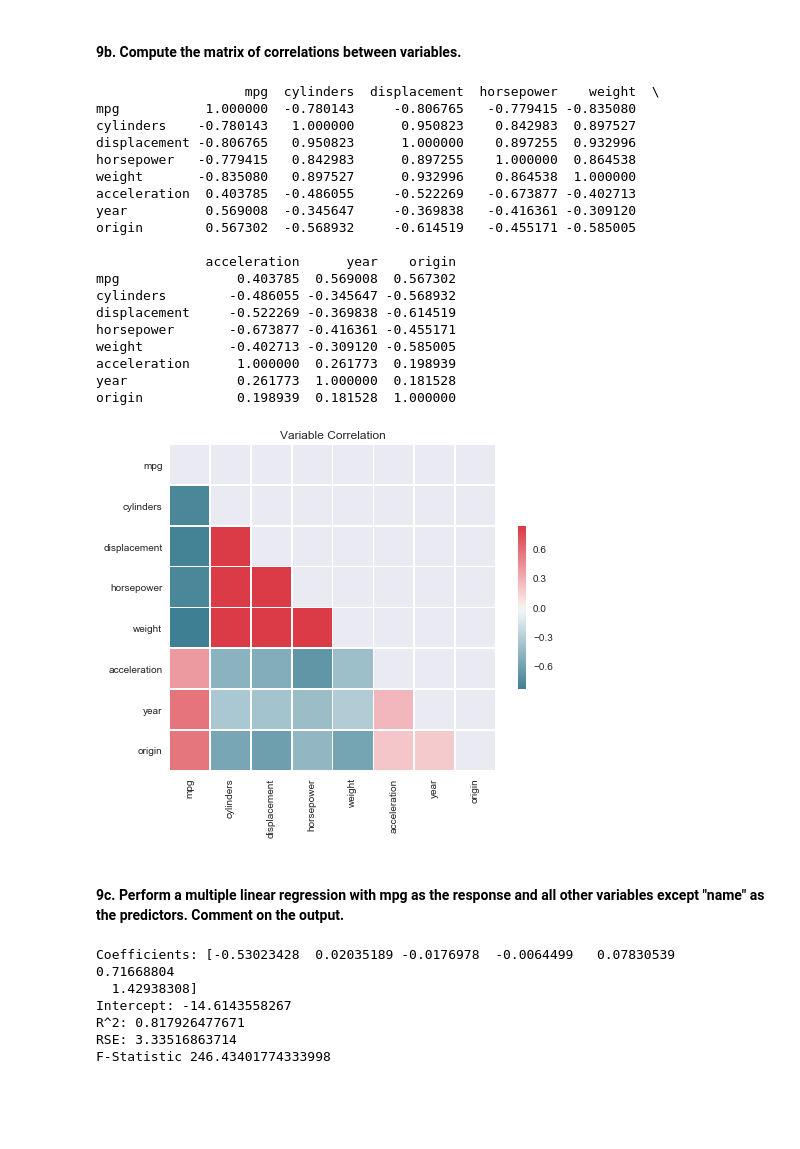
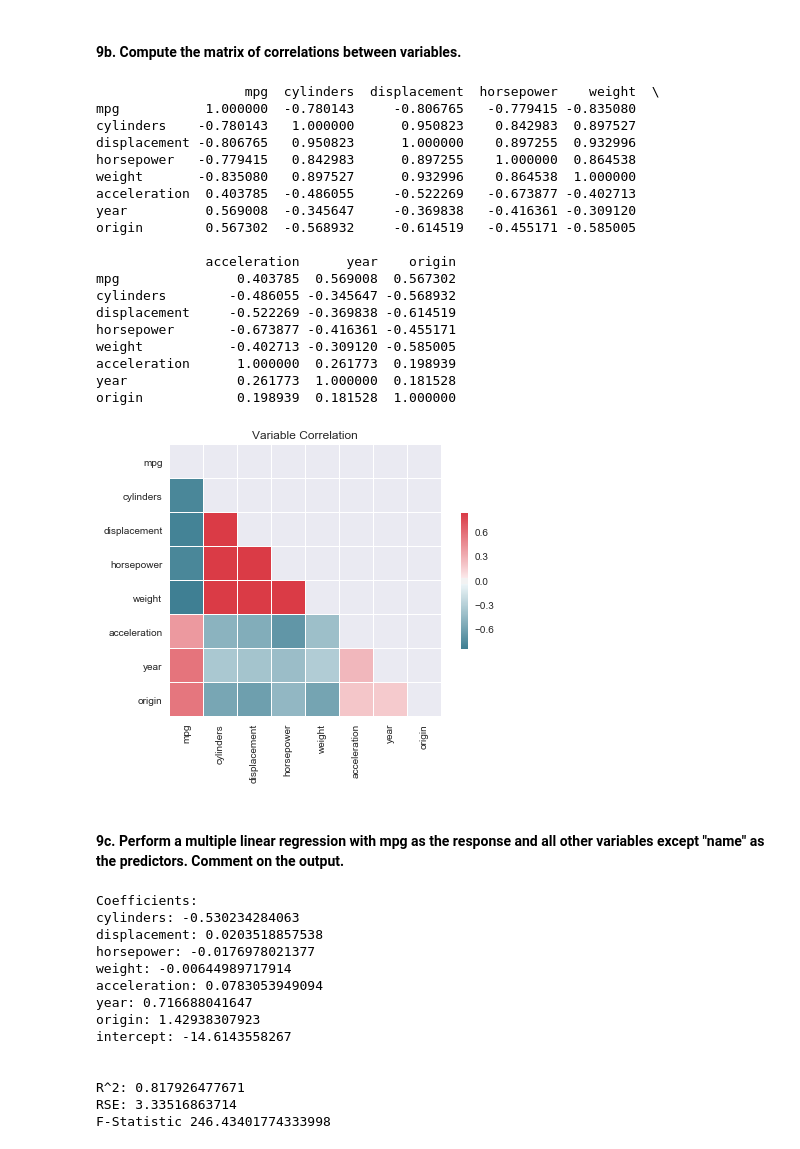
Before and after one commit to ninkle/ISLR, a Jupyter notebook: Python/chapter3-exercises.ipynb, the cells around one changed output. Saved outputs shown, nothing was run; the diff lists cells and outputs as text; code cells hidden in the pictures; blank space fills up the shorter version.

```diff
--- a/Python/chapter3-exercises.ipynb
+++ b/Python/chapter3-exercises.ipynb
@@ -191,58 +201,72 @@ plt.show()
 # generate correlations from auto dataframe
 corr = auto.corr()
 print(corr)
+print("\n")
 
 # generate a mask for the upper triangle
 mask = np.zeros_like(corr, dtype=np.bool)
 mask[np.triu_indices_from(mask)] = True
 
-f, ax = plt.subplots(figsize=(8, 6))
+f, ax = plt.subplots(figsize=(7, 5))
 cmap = sns.diverging_palette(220, 10, as_cmap=True)
 sns.heatmap(corr, mask=mask, cmap=cmap, vmax=.3, center=0,
             square=True, linewidths=.5, cbar_kws={"shrink": .5})
 plt.title("Variable Correlation")
 plt.show()
 # %% [output]
                    mpg  cylinders  displacement  horsepower    weight  \
 mpg           1.000000  -0.780143     -0.806765   -0.779415 -0.835080
 cylinders    -0.780143   1.000000      0.950823    0.842983  0.897527
 displacement -0.806765   0.950823      1.000000    0.897255  0.932996
 horsepower   -0.779415   0.842983      0.897255    1.000000  0.864538
 weight       -0.835080   0.897527      0.932996    0.864538  1.000000
 acceleration  0.403785  -0.486055     -0.522269   -0.673877 -0.402713
 year          0.569008  -0.345647     -0.369838   -0.416361 -0.309120
 origin        0.567302  -0.568932     -0.614519   -0.455171 -0.585005
 
               acceleration      year    origin
 mpg               0.403785  0.569008  0.567302
 cylinders        -0.486055 -0.345647 -0.568932
 displacement     -0.522269 -0.369838 -0.614519
 horsepower       -0.673877 -0.416361 -0.455171
 weight           -0.402713 -0.309120 -0.585005
 acceleration      1.000000  0.261773  0.198939
 year              0.261773  1.000000  0.181528
 origin            0.198939  0.181528  1.000000
-[figure, old version]
+[figure, new version]
 # %% [markdown]
 #### 9c. Perform a multiple linear regression with mpg as the response and all other variables except "name" as the predictors. Comment on the output.
 # %%
 X = auto.drop(["mpg"], axis=1)
 Y = auto["mpg"]
 
+cols = X.columns
 model = LinearRegression()
 model.fit(X, Y)
+coefficients = list(zip(cols,model.coef_))
 Y_ = model.predict(X)
 rse = utils.rse(Y, Y_, p=7)
 
-print("Coefficients:", model.coef_)
-print("Intercept:", model.intercept_)
+print("Coefficients:")
+for i, j in coefficients:
+    print(i+":", j)
+print("intercept:", model.intercept_)
+print("\n")
 print("R^2:", model.score(X, Y))
 print("RSE:", rse)
 print("F-Statistic", utils.f_statistic(Y, Y_, p=7))
 # %% [output]
-Coefficients: [-0.53023428  0.02035189 -0.0176978  -0.0064499   0.07830539  0.71668804
-  1.42938308]
-Intercept: -14.6143558267
+Coefficients:
+cylinders: -0.530234284063
+displacement: 0.0203518857538
+horsepower: -0.0176978021377
+weight: -0.00644989717914
+acceleration: 0.0783053949094
+year: 0.716688041647
+origin: 1.42938307923
+intercept: -14.6143558267
+
+
 R^2: 0.817926477671
 RSE: 3.33516863714
 F-Statistic 246.43401774333998
```
Also changed, not shown: parts of 31 cells of this notebook, 2 other files.
